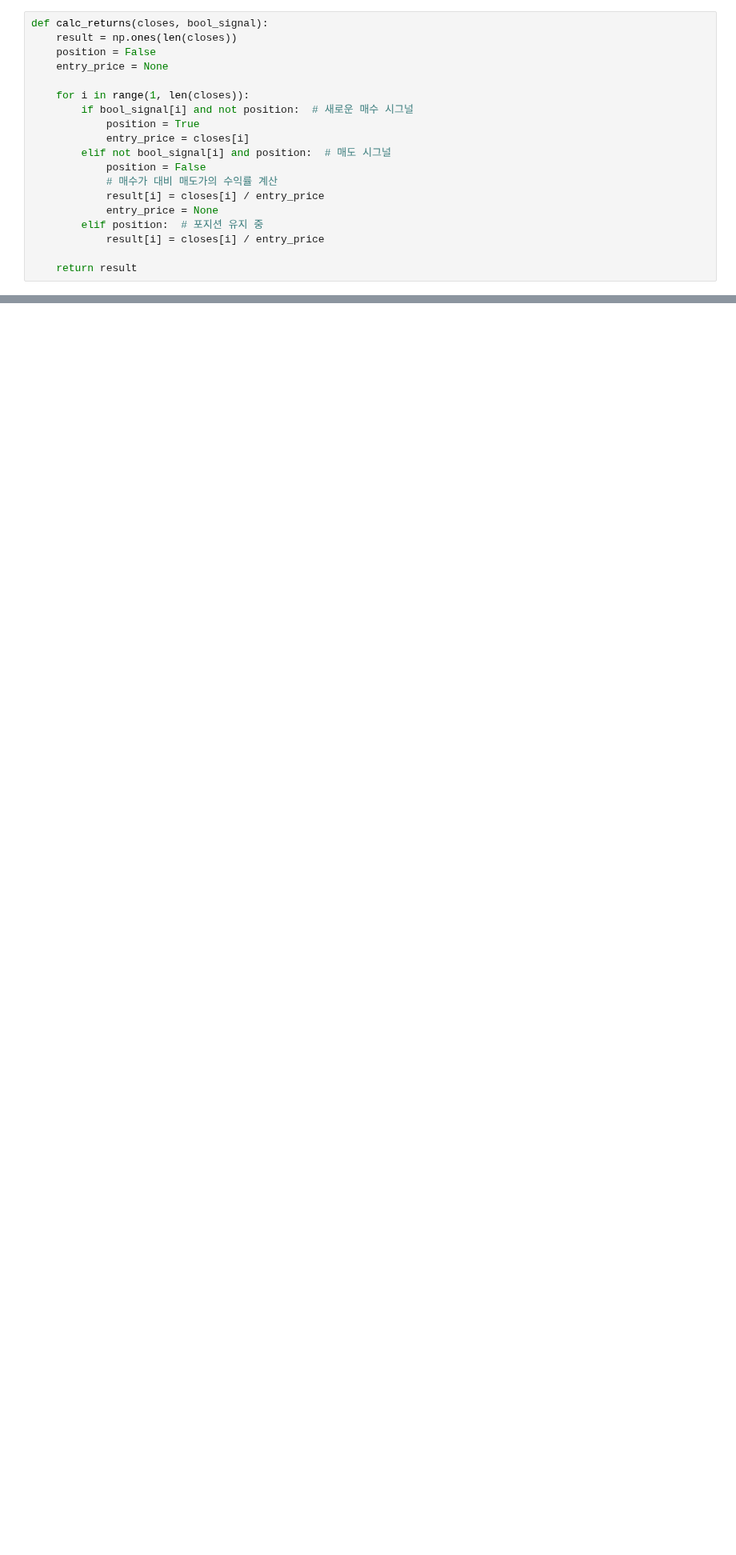
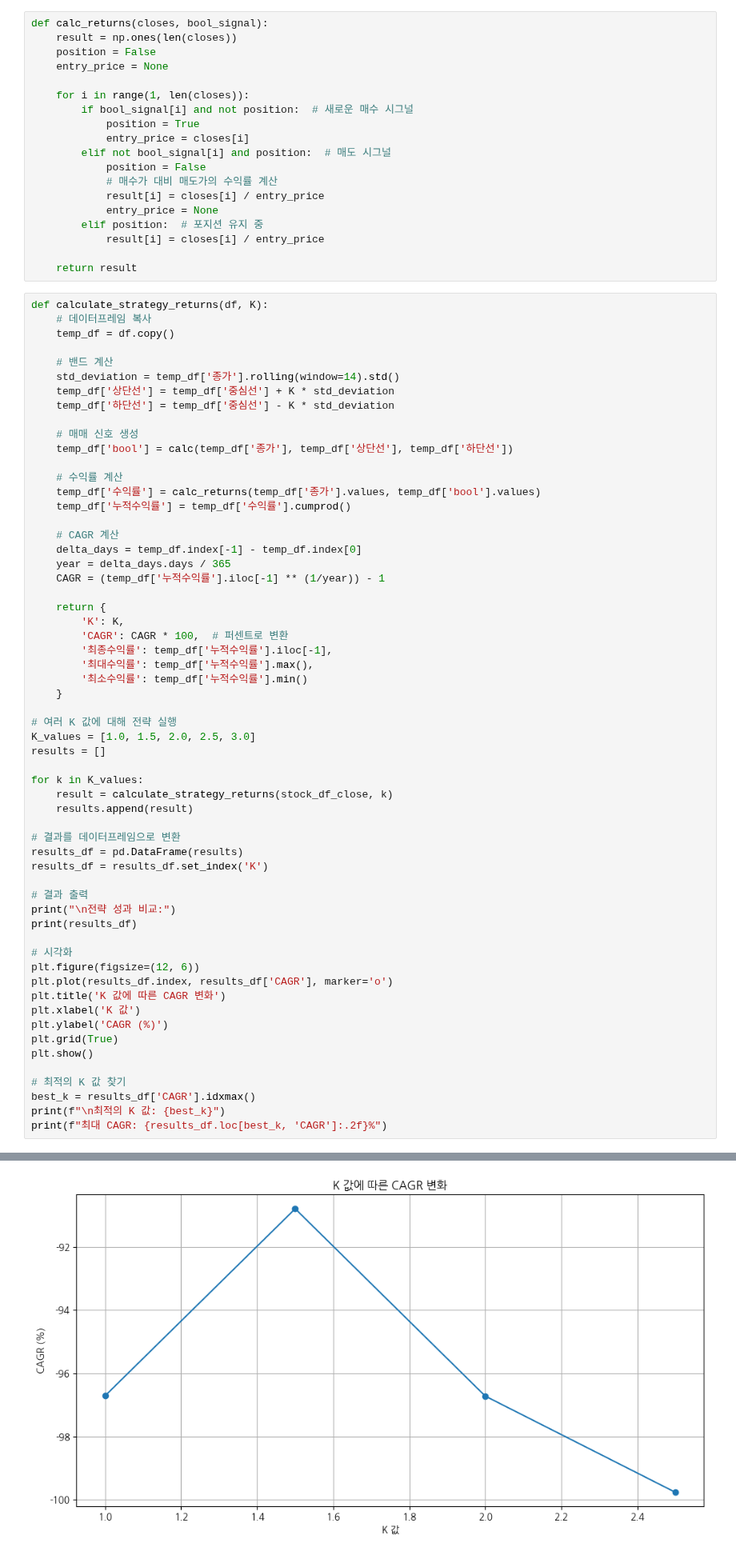
Before and after one commit to Huey-fitpet/study_pandas, a Jupyter notebook: quests/BollingerBands.ipynb, the cells around one changed output, grey strips where cells are left out. Shown at 80% size. Drawn from its saved outputs; the diff is of its cells as text; blank space fills up the shorter version.

```diff
--- a/quests/BollingerBands.ipynb
+++ b/quests/BollingerBands.ipynb
@@ -116,3 +92,63 @@ def calc_returns(closes, bool_signal):
             result[i] = closes[i] / entry_price
 
     return result
+# %%
+def calculate_strategy_returns(df, K):
+    # 데이터프레임 복사
+    temp_df = df.copy()
+
+    # 밴드 계산
+    std_deviation = temp_df['종가'].rolling(window=14).std()
+    temp_df['상단선'] = temp_df['중심선'] + K * std_deviation
+    temp_df['하단선'] = temp_df['중심선'] - K * std_deviation
+
+    # 매매 신호 생성
+    temp_df['bool'] = calc(temp_df['종가'], temp_df['상단선'], temp_df['하단선'])
+
+    # 수익률 계산
+    temp_df['수익률'] = calc_returns(temp_df['종가'].values, temp_df['bool'].values)
+    temp_df['누적수익률'] = temp_df['수익률'].cumprod()
+
+    # CAGR 계산
+    delta_days = temp_df.index[-1] - temp_df.index[0]
+    year = delta_days.days / 365
+    CAGR = (temp_df['누적수익률'].iloc[-1] ** (1/year)) - 1
+
+    return {
+        'K': K,
+        'CAGR': CAGR * 100,  # 퍼센트로 변환
+        '최종수익률': temp_df['누적수익률'].iloc[-1],
+        '최대수익률': temp_df['누적수익률'].max(),
+        '최소수익률': temp_df['누적수익률'].min()
+    }
+
+# 여러 K 값에 대해 전략 실행
+K_values = [1.0, 1.5, 2.0, 2.5, 3.0]
+results = []
+
+for k in K_values:
+    result = calculate_strategy_returns(stock_df_close, k)
+    results.append(result)
+
+# 결과를 데이터프레임으로 변환
+results_df = pd.DataFrame(results)
+results_df = results_df.set_index('K')
+
+# 결과 출력
+print("\n전략 성과 비교:")
+print(results_df)
+
+# 시각화
+plt.figure(figsize=(12, 6))
+plt.plot(results_df.index, results_df['CAGR'], marker='o')
+plt.title('K 값에 따른 CAGR 변화')
+plt.xlabel('K 값')
+plt.ylabel('CAGR (%)')
+plt.grid(True)
+plt.show()
+
+# 최적의 K 값 찾기
+best_k = results_df['CAGR'].idxmax()
+print(f"\n최적의 K 값: {best_k}")
+print(f"최대 CAGR: {results_df.loc[best_k, 'CAGR']:.2f}%")
+# %% [output]
@@ -118,0 +163 @@ def calc_returns(closes, bool_signal):
+[figure, added]
```
Also changed, not shown: parts of 13 cells of this notebook.
